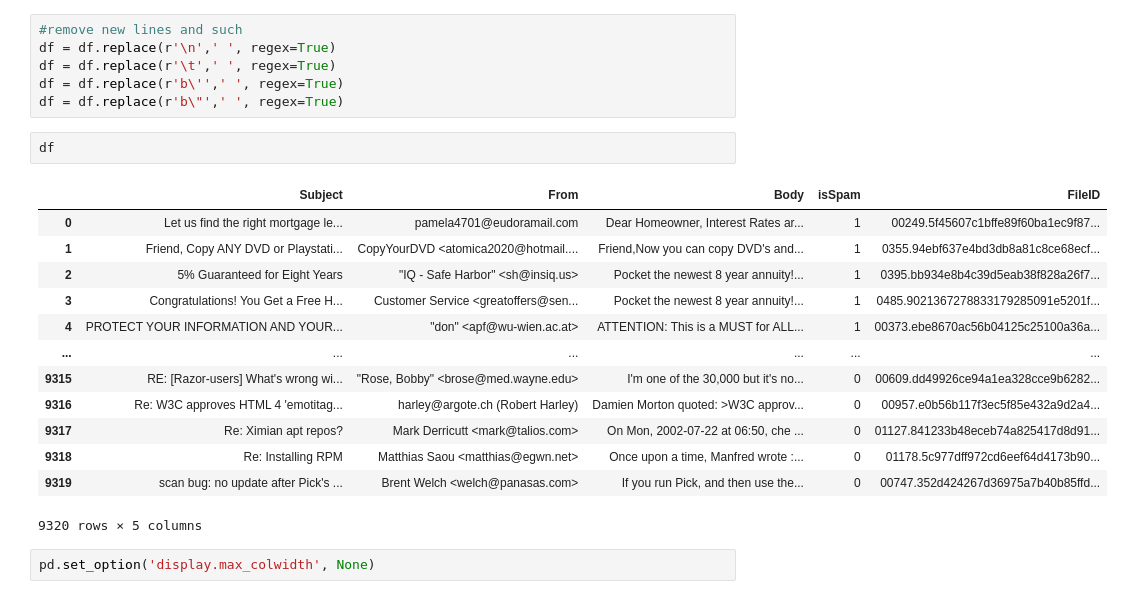
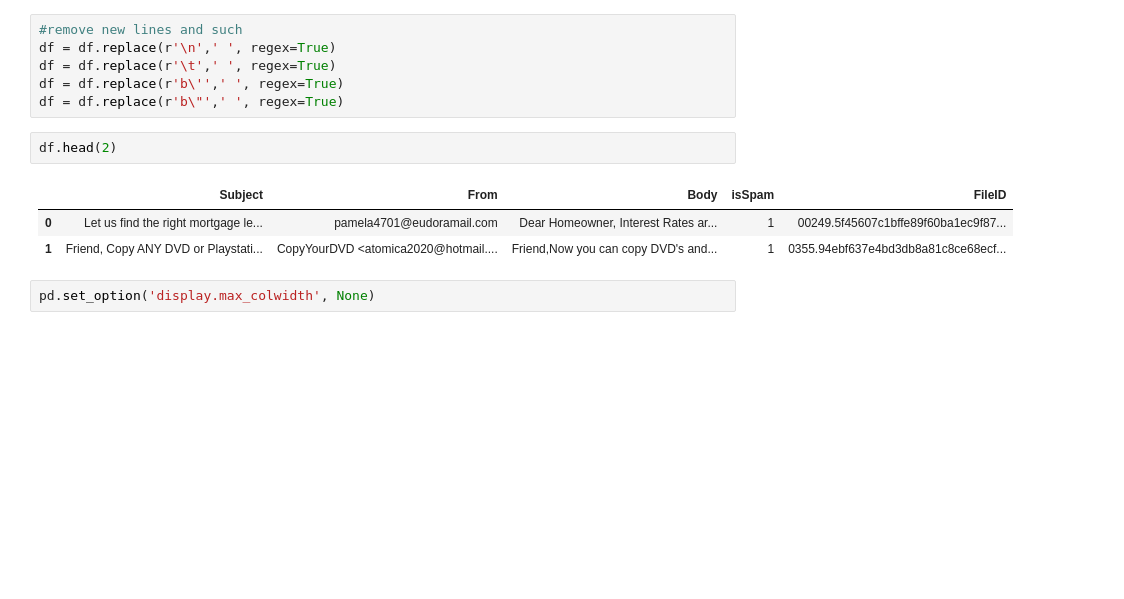
Before and after one commit to scottdyl/qtw, a Jupyter notebook: case study 3/Satvik/Model_S 2.ipynb, the cells around one changed output. Drawn from its saved outputs; the diff is of its cells as text; blank space fills up the shorter version.

```diff
--- a/case study 3/Satvik/Model_S 2.ipynb
+++ b/case study 3/Satvik/Model_S 2.ipynb
@@ -118,21 +90,11 @@ df = df.replace(r'\t',' ', regex=True)
 df = df.replace(r'b\'',' ', regex=True)
 df = df.replace(r'b\"',' ', regex=True)
 # %%
-df
+df.head(2)
 # %% [output]
 |  | Subject | From | Body | isSpam | FileID |
 | 0 | Let us find the right mortgage le... | pamela4701@eudoramail.com | Dear Homeowner, Interest Rates ar... | 1 | 00249.5f45607c1bffe89f60ba1ec9f87... |
 | 1 | Friend, Copy ANY DVD or Playstati... | CopyYourDVD <atomica2020@hotmail.... | Friend,Now you can copy DVD's and... | 1 | 0355.94ebf637e4bd3db8a81c8ce68ecf... |
-| 2 | 5% Guaranteed for Eight Years | "IQ - Safe Harbor" <sh@insiq.us> | Pocket the newest 8 year annuity!... | 1 | 0395.bb934e8b4c39d5eab38f828a26f7... |
-| 3 | Congratulations! You Get a Free H... | Customer Service <greatoffers@sen... | Pocket the newest 8 year annuity!... | 1 | 0485.9021367278833179285091e5201f... |
-| 4 | PROTECT YOUR INFORMATION AND YOUR... | "don" <apf@wu-wien.ac.at> | ATTENTION: This is a MUST for ALL... | 1 | 00373.ebe8670ac56b04125c25100a36a... |
-| ... | ... | ... | ... | ... | ... |
-| 9315 | RE: [Razor-users] What's wrong wi... | "Rose, Bobby" <brose@med.wayne.edu> | I'm one of the 30,000 but it's no... | 0 | 00609.dd49926ce94a1ea328cce9b6282... |
-| 9316 | Re: W3C approves HTML 4 'emotitag... | harley@argote.ch (Robert Harley) | Damien Morton quoted: >W3C approv... | 0 | 00957.e0b56b117f3ec5f85e432a9d2a4... |
-| 9317 | Re: Ximian apt repos? | Mark Derricutt <mark@talios.com> | On Mon, 2002-07-22 at 06:50, che ... | 0 | 01127.841233b48eceb74a825417d8d91... |
-| 9318 | Re: Installing RPM | Matthias Saou <matthias@egwn.net> | Once upon a time, Manfred wrote :... | 0 | 01178.5c977dff972cd6eef64d4173b90... |
-| 9319 | scan bug: no update after Pick's ... | Brent Welch <welch@panasas.com> | If you run Pick, and then use the... | 0 | 00747.352d424267d36975a7b40b85ffd... |
-9320 rows × 5 columns
 # %%
 pd.set_option('display.max_colwidth', None)
 # %%
```
Also changed, not shown: parts of 21 cells of this notebook.
